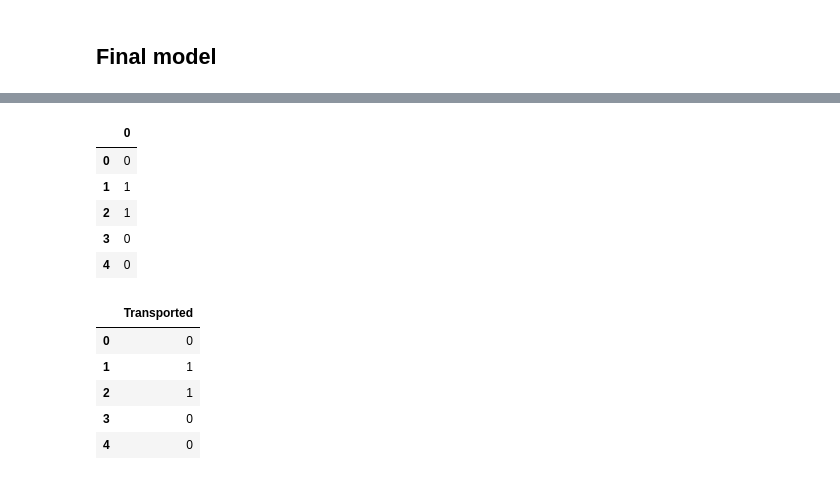
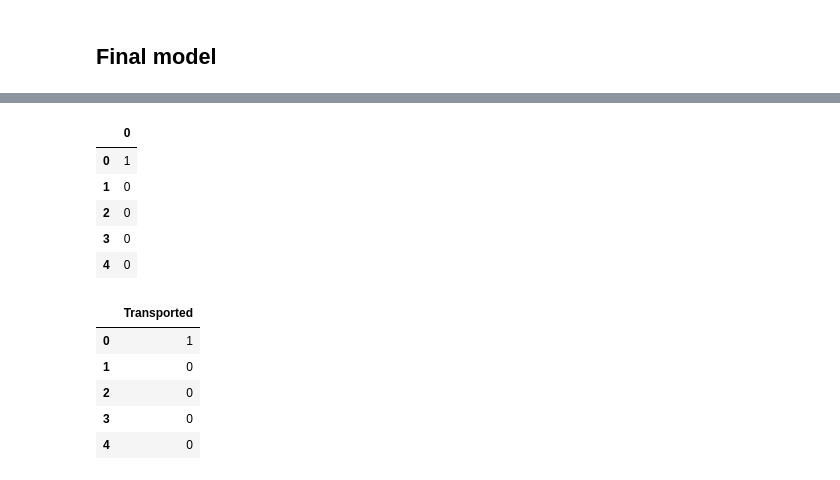
Before and after one commit to DjurreAikema/ML, a Jupyter notebook: Deel-4/Deel 4 Spaceship Titanic poging 2.ipynb, the cells around one changed output, grey strips where cells are left out. Cells and saved outputs as stored; diff of their text form; code cells hidden in the pictures.

Commit message:
Added parameters

```diff
--- a/Deel-4/Deel 4 Spaceship Titanic poging 2.ipynb
+++ b/Deel-4/Deel 4 Spaceship Titanic poging 2.ipynb
@@ -615,0 +597,16 @@ array([ True, False,  True, ...,  True, False,  True])
+# %%
+final_model = GradientBoostingClassifier(learning_rate=0.1, loss='exponential', max_depth=2, n_estimators=250)
+# Best parameters: {'learning_rate': 0.1, 'loss': 'exponential', 'max_depth': 2, 'n_estimators': 250}
+parameters_final = {
+    'loss': 'exponential',
+    'learning_rate': 0.1,
+    'n_estimators': 250,
+    'max_depth': 2,
+}
+
+final_model.fit(X, y)
+y_pred_final = final_model.predict(X)
+
+confusion_matrix_final = confusion_matrix(y, y_pred_final)
+print(confusion_matrix_final)
+print(classification_report(y, y_pred_final))
@@ -616,11 +624,11 @@ array([ True, False,  True, ...,  True, False,  True])
 # %%
-df_pred = pd.DataFrame(y_pred).astype(int)
+df_pred = pd.DataFrame(y_pred_final).astype(int)
 df_pred.head()
 # %% [output]
 |  | 0 |
-| 0 | 0 |
-| 1 | 1 |
-| 2 | 1 |
+| 0 | 1 |
+| 1 | 0 |
+| 2 | 0 |
 | 3 | 0 |
 | 4 | 0 |
 # %%
@@ -628,9 +636,9 @@ df_pred.columns = ['Transported']
 df_pred.head()
 # %% [output]
 |  | Transported |
-| 0 | 0 |
-| 1 | 1 |
-| 2 | 1 |
+| 0 | 1 |
+| 1 | 0 |
+| 2 | 0 |
 | 3 | 0 |
 | 4 | 0 |
 # %%
```
Also changed, not shown: parts of 12 cells of this notebook, 1 other file.
